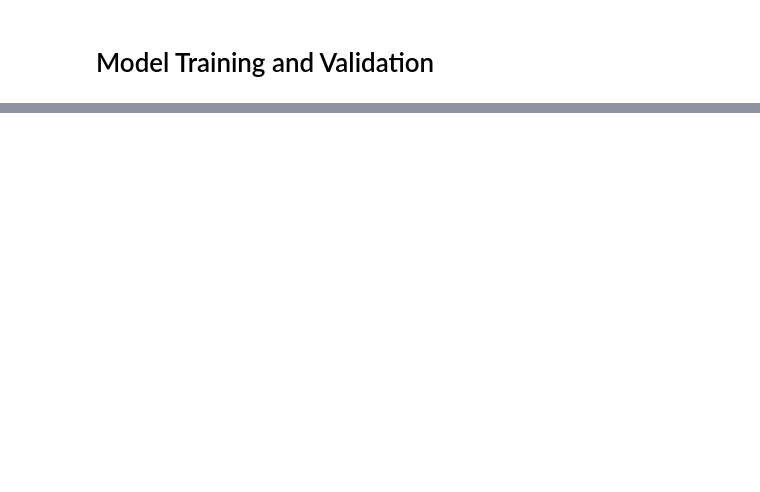
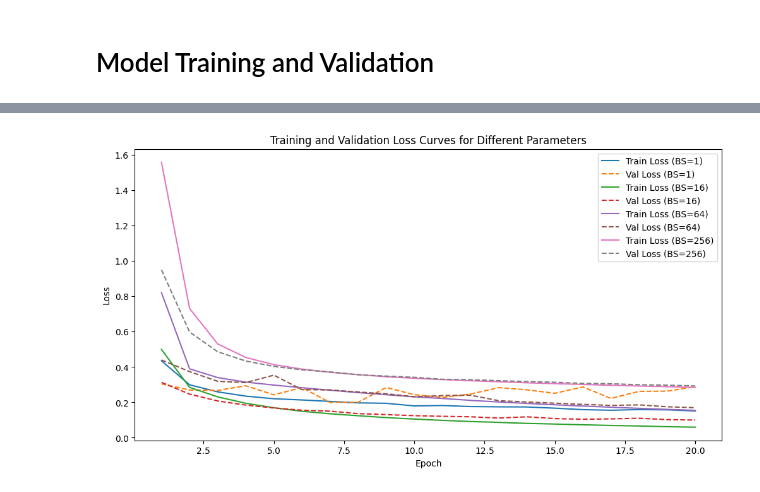
Before and after one commit to reda1609/DigitRecognitionModels, a Jupyter notebook: DigitRecognitionNN.ipynb, the cells around one changed output, grey strips where cells are left out. Saved outputs shown, nothing was run; the diff lists cells and outputs as text; code cells hidden in the pictures; blank space fills up the shorter version.

```diff
--- a/DigitRecognitionNN.ipynb
+++ b/DigitRecognitionNN.ipynb
@@ -237,0 +348,9 @@ Accuracy of the network on the 14000 test images: 92.49 %
+# %%
+# Experiment 2: Vary batch size
+batch_sizes = [1, 16, 64, 256]
+train_loss_curves, val_loss_curves, best_model, best_val_loss, best_batch_size = run_experiments(
+    batch_sizes, 'batch_size', fixed_params
+)
+plot_loss_curves(train_loss_curves, val_loss_curves, batch_sizes, 'BS')
+print(f"\nBest batch size: {best_batch_size} (Validation Loss: {best_val_loss:.4f})\n")
+# %% [output]
@@ -237,0 +374 @@ Accuracy of the network on the 14000 test images: 92.49 %
+[figure, added]
```
Also changed, not shown: parts of 18 cells of this notebook.
